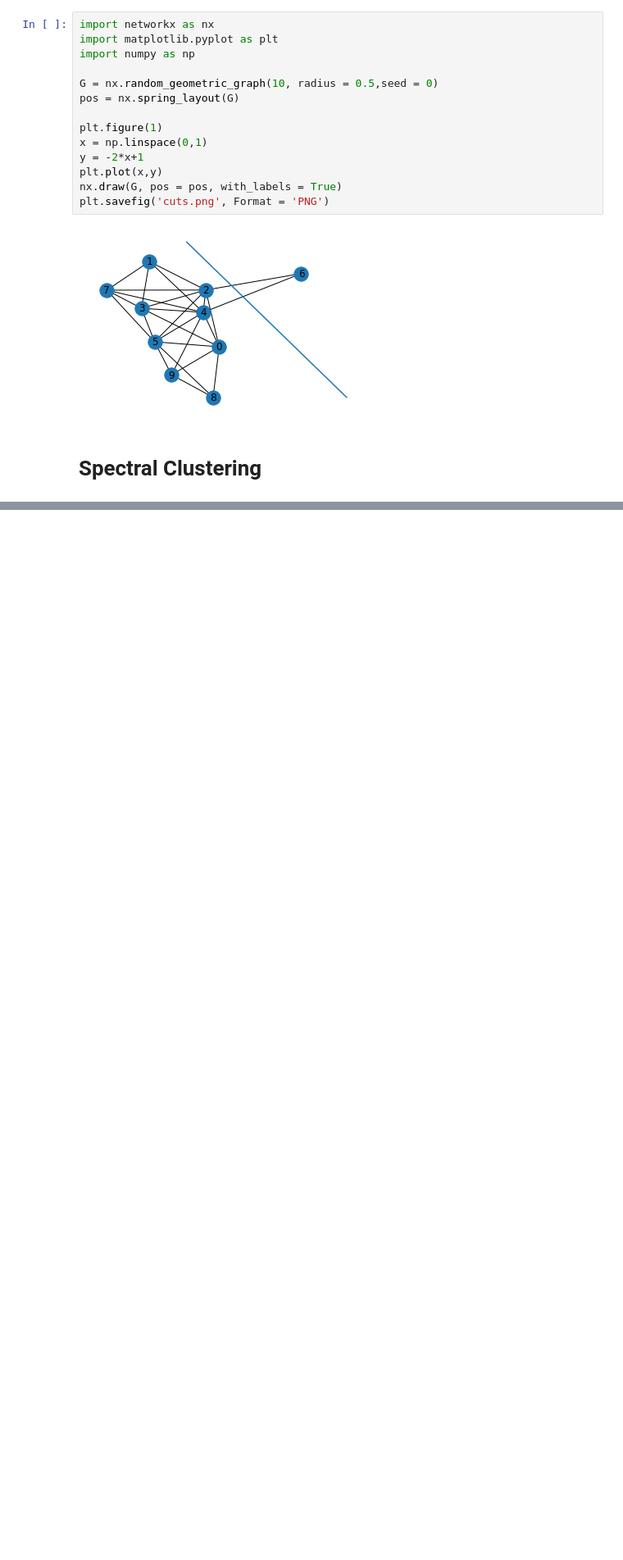
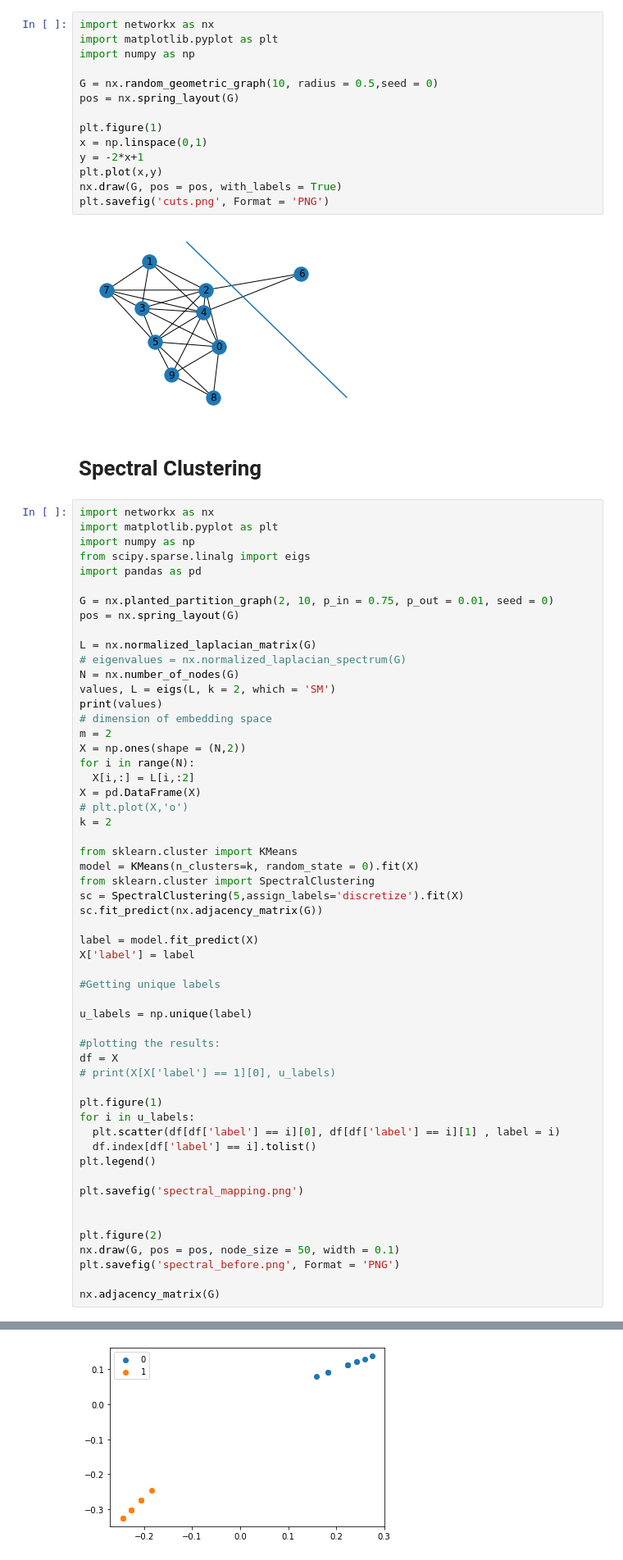
Before and after one commit to joseph-c-mcguire/Math-of-data-science, a Jupyter notebook: MATH_476_Graph_Generation.ipynb, the cells around one changed output, grey strips where cells are left out. Shown at 82% size. Cells and saved outputs as stored; diff of their text form; blank space fills up the shorter version.

```diff
--- a/MATH_476_Graph_Generation.ipynb
+++ b/MATH_476_Graph_Generation.ipynb
@@ -401,3 +383,59 @@ plt.savefig('cuts.png', Format = 'PNG')
 [figure]
 # %% [markdown]
 # Spectral Clustering
+# %%
+import networkx as nx
+import matplotlib.pyplot as plt
+import numpy as np
+from scipy.sparse.linalg import eigs
+import pandas as pd
+
+G = nx.planted_partition_graph(2, 10, p_in = 0.75, p_out = 0.01, seed = 0)
+pos = nx.spring_layout(G)
+
+L = nx.normalized_laplacian_matrix(G)
+# eigenvalues = nx.normalized_laplacian_spectrum(G)
+N = nx.number_of_nodes(G)
+values, L = eigs(L, k = 2, which = 'SM')
+print(values)
+# dimension of embedding space
+m = 2
+X = np.ones(shape = (N,2))
+for i in range(N):
+  X[i,:] = L[i,:2]
+X = pd.DataFrame(X)
+# plt.plot(X,'o')
+k = 2
+
+from sklearn.cluster import KMeans
+model = KMeans(n_clusters=k, random_state = 0).fit(X)
+from sklearn.cluster import SpectralClustering
+sc = SpectralClustering(5,assign_labels='discretize').fit(X)
+sc.fit_predict(nx.adjacency_matrix(G))
+
+label = model.fit_predict(X)
+X['label'] = label
+
+#Getting unique labels
+
+u_labels = np.unique(label)
+
+#plotting the results:
+df = X
+# print(X[X['label'] == 1][0], u_labels)
+
+plt.figure(1)
+for i in u_labels:
+  plt.scatter(df[df['label'] == i][0], df[df['label'] == i][1] , label = i)
+  df.index[df['label'] == i].tolist()
+plt.legend()
+
+plt.savefig('spectral_mapping.png')
+
+
+plt.figure(2)
+nx.draw(G, pos = pos, node_size = 50, width = 0.1)
+plt.savefig('spectral_before.png', Format = 'PNG')
+
+nx.adjacency_matrix(G)
+# %% [output]
@@ -403,0 +445 @@ plt.savefig('cuts.png', Format = 'PNG')
+[figure, added]
```
Also changed, not shown: parts of 12 cells of this notebook.
